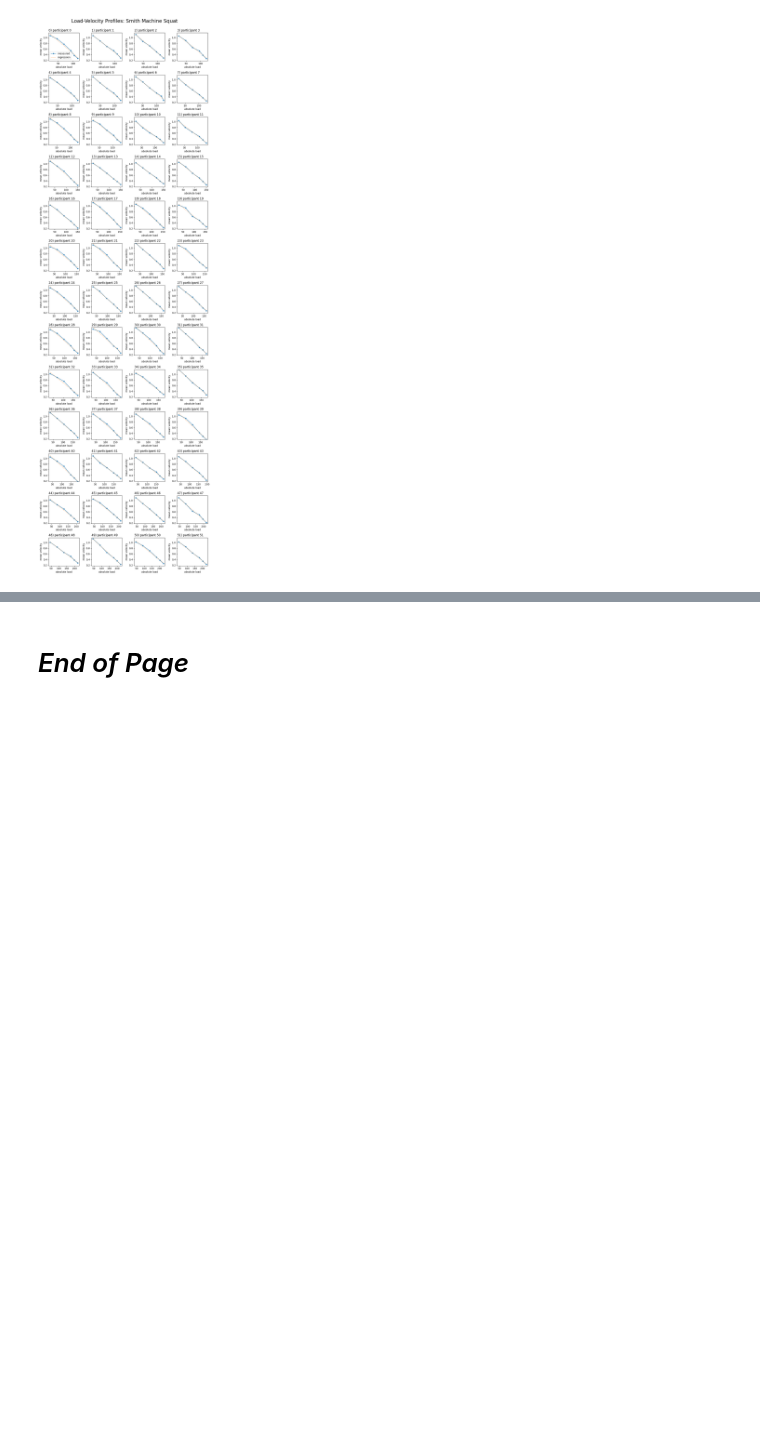
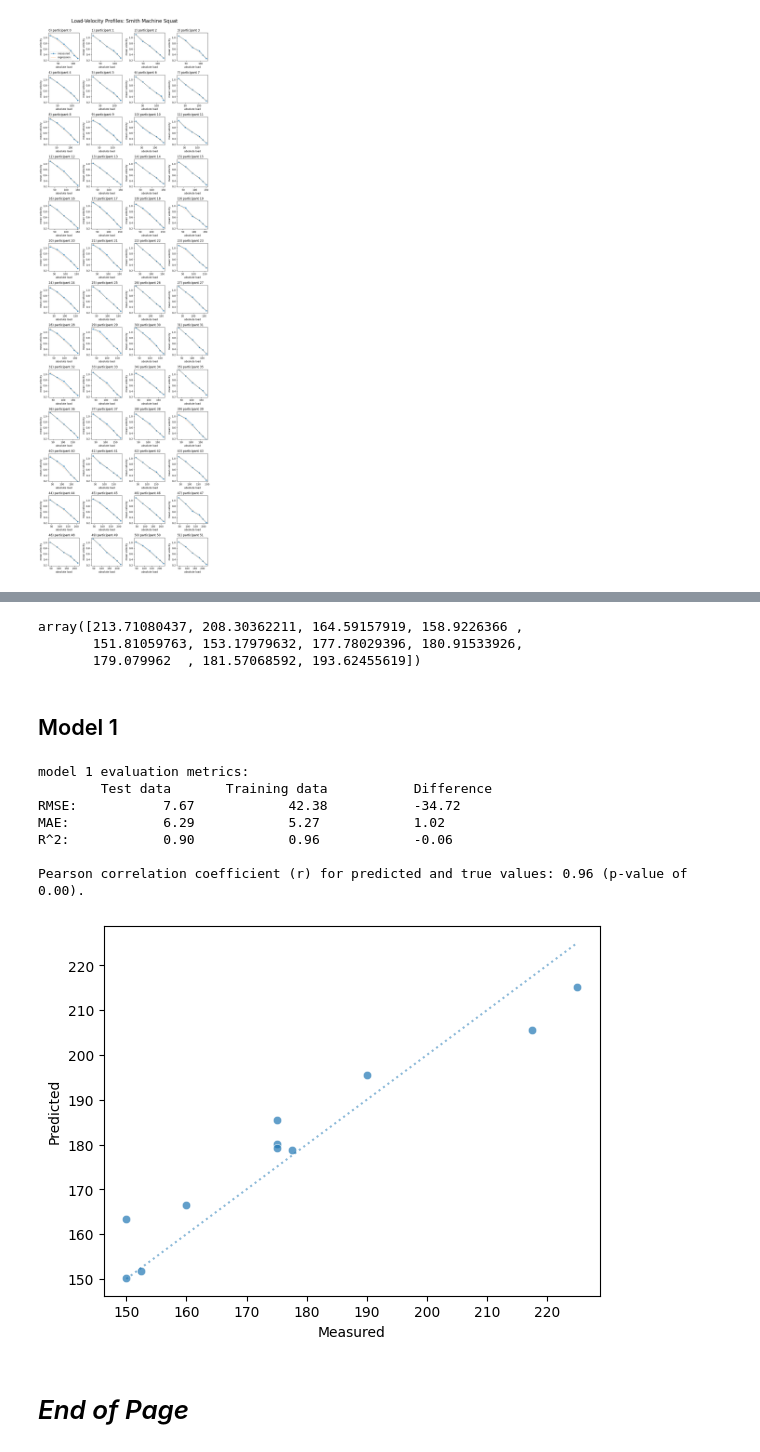
Before and after one commit to silvhua/lighthouse-capstone-project, a Jupyter notebook: notebooks/2022-11-20 EDA and linear regression.ipynb, the cells around one changed output, grey strips where cells are left out. Saved outputs shown, nothing was run; the diff lists cells and outputs as text; code cells hidden in the pictures; blank space fills up the shorter version.

```diff
--- a/notebooks/2022-11-20 EDA and linear regression.ipynb
+++ b/notebooks/2022-11-20 EDA and linear regression.ipynb
@@ -713,2 +817,26 @@ lv_profiles_predictions_sm.savefig('../output/figures/individual_lv_profiles_smi
+# %%
+y_pred2
+# %% [output]
+array([213.71080437, 208.30362211, 164.59157919, 158.9226366 ,
+       151.81059763, 153.17979632, 177.78029396, 180.91533926,
+       179.079962  , 181.57068592, 193.62455619])
+# %% [markdown]
+## Model 1
+# %%
+from sklearn.linear_model import LinearRegression
+
+model1 = LinearRegression()
+y_pred_train1, y_pred1, eval_fig1 = model_data(sm_train, sm_test, x_columns=['slope', 'intercept', 'group MVT'],
+    model=model1, model_name='model 1')
+eval_fig1.figure.savefig('../output/figures/model1.png')
+# %% [output]
+model 1 evaluation metrics:
+        Test data       Training data           Difference
+RMSE:           7.67            42.38           -34.72
+MAE:            6.29            5.27            1.02
+R^2:            0.90            0.96            -0.06
+
+Pearson correlation coefficient (r) for predicted and true values: 0.96 (p-value of 0.00).
+[figure, added]
 # %% [markdown]
 # *End of Page*
```
Also changed, not shown: parts of 28 cells of this notebook.
